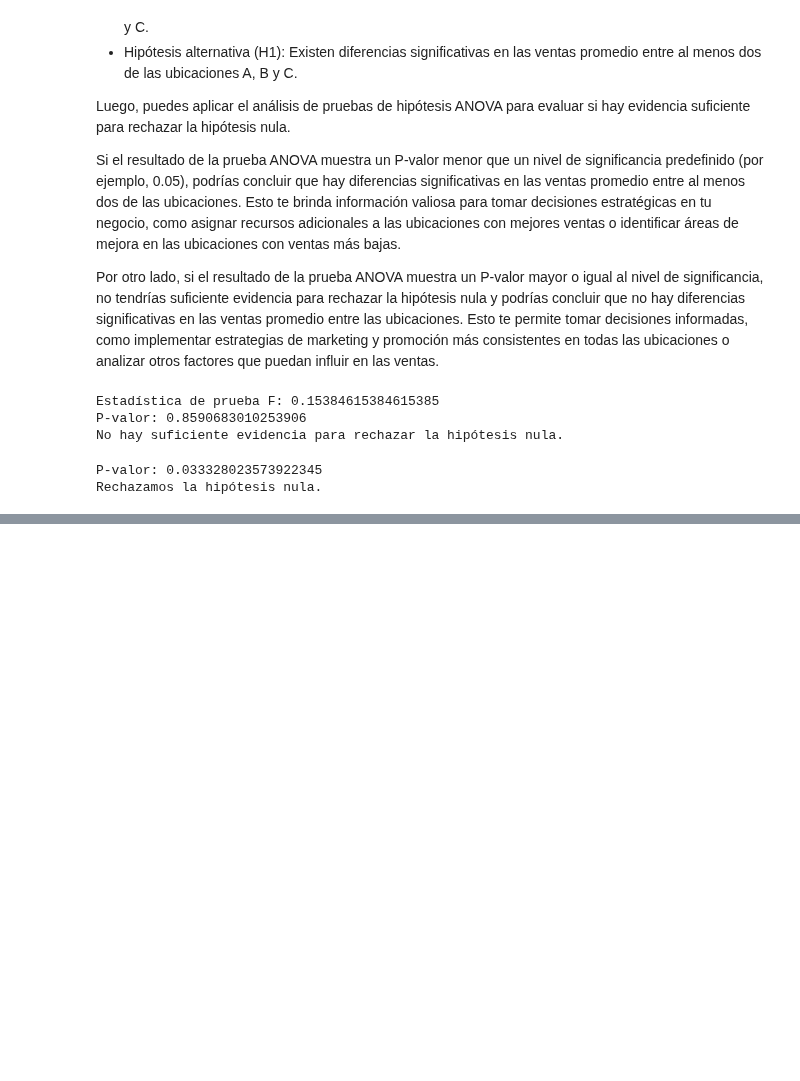
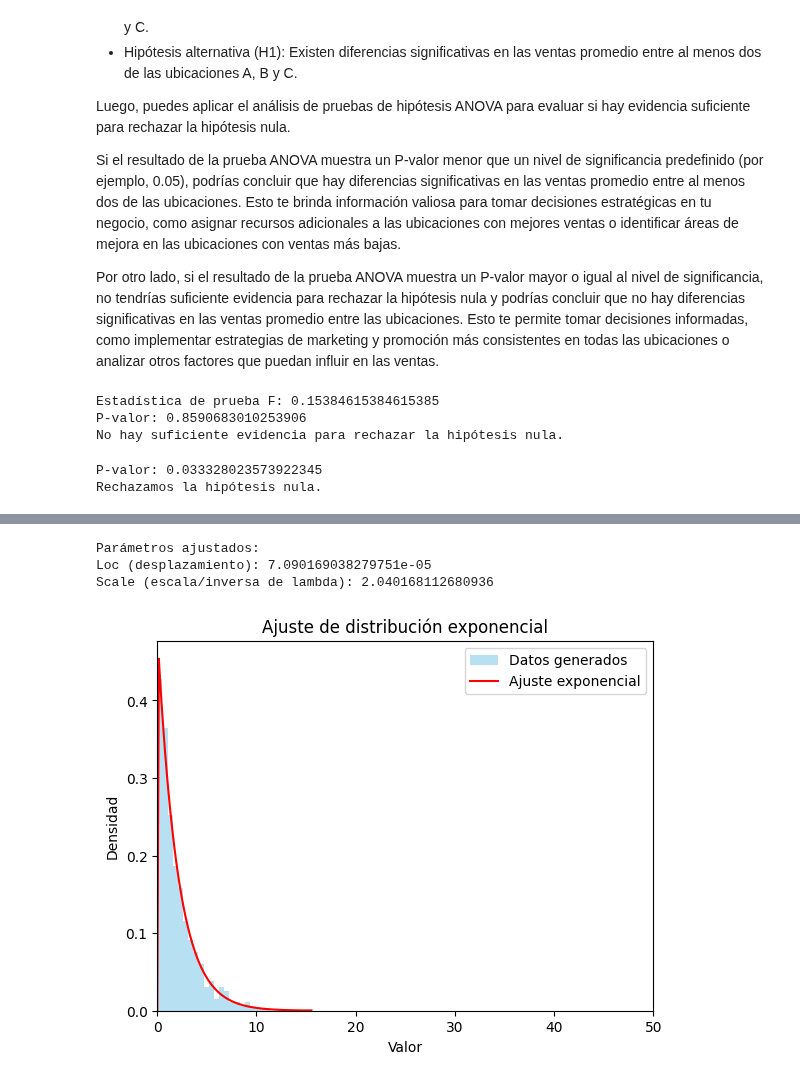
Before and after one commit to MikelTelo/dsft2409_mikeltelo, a Jupyter notebook: 2409_dsft_thebridge_core/2-Data_Analysis/0-Matematicas_DS/3-Probabilidad.ipynb, the cells around one changed output, grey strips where cells are left out. Cells and saved outputs as stored; diff of their text form; code cells hidden in the pictures; blank space fills up the shorter version.

```diff
--- a/2409_dsft_thebridge_core/2-Data_Analysis/0-Matematicas_DS/3-Probabilidad.ipynb
+++ b/2409_dsft_thebridge_core/2-Data_Analysis/0-Matematicas_DS/3-Probabilidad.ipynb
@@ -518,0 +612,37 @@ En resumen, al aplicar pruebas de hipótesis ANOVA a un escenario de negocio, pu
+# %%
+import numpy as np
+from scipy.stats import expon
+import matplotlib.pyplot as plt
+
+# Parámetros de la distribución
+scale = 2  # Escala (inversa de la tasa lambda: lambda = 1 / scale)
+size = 1000  # Tamaño de la muestra
+
+# Generar datos exponenciales
+data = np.random.exponential(scale=scale, size=size)
+
+# Ajustar la distribución exponencial a los datos
+fit_params = expon.fit(data)
+fitted_loc, fitted_scale = fit_params
+
+print(f"Parámetros ajustados:")
+print(f"Loc (desplazamiento): {fitted_loc}")
+print(f"Scale (escala/inversa de lambda): {fitted_scale}")
+
+# Graficar el histograma y el ajuste de la distribución
+x = np.linspace(0, data.max(), 100)
+pdf_fitted = expon.pdf(x, loc=fitted_loc, scale=fitted_scale)
+
+plt.hist(data, bins=30, density=True, alpha=0.6, color='skyblue', label="Datos generados")
+plt.plot(x, pdf_fitted, 'r-', label="Ajuste exponencial")
+plt.xlabel("Valor")
+plt.xlim(0,50)
+plt.ylabel("Densidad")
+plt.title("Ajuste de distribución exponencial")
+plt.legend()
+plt.show()
+# %% [output]
+Parámetros ajustados:
+Loc (desplazamiento): 7.090169038279751e-05
+Scale (escala/inversa de lambda): 2.040168112680936
+[figure, added]
```
Also changed, not shown: parts of 35 cells of this notebook, 9 other files.
